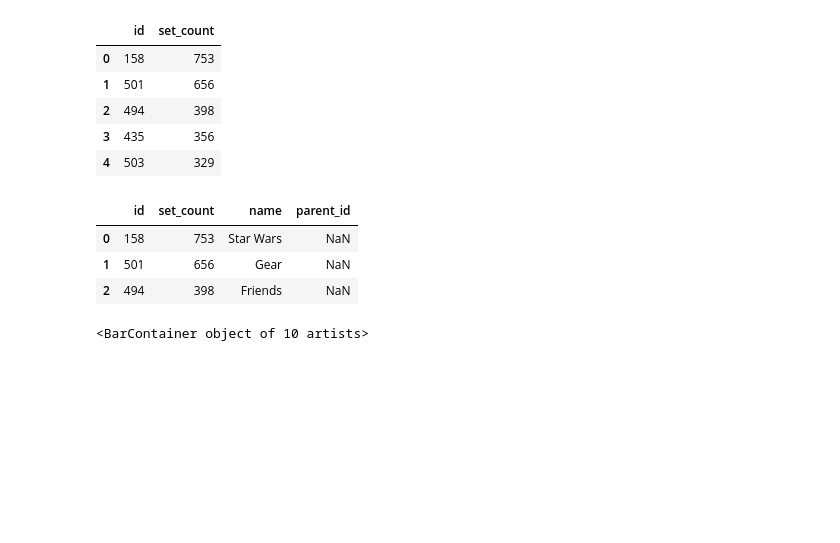
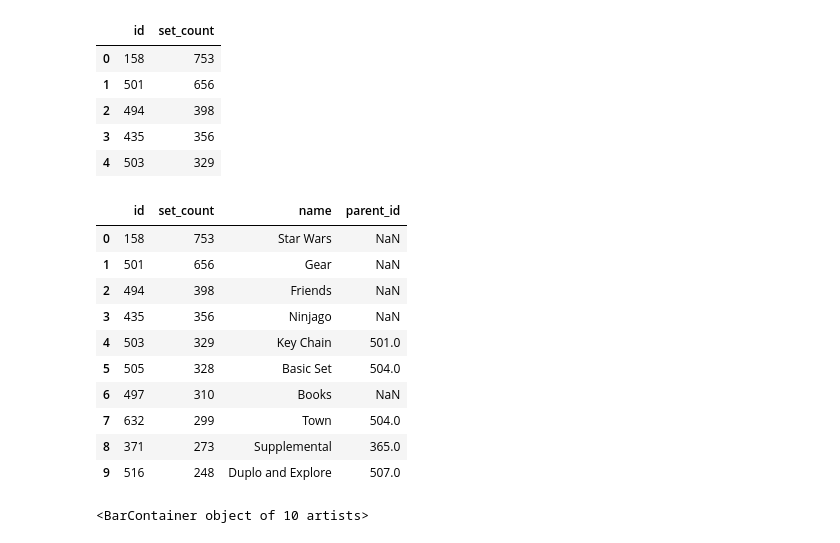
Before and after one commit to bnedjm/100-Dayz-of-Code, a Jupyter notebook: 04-Advanced-Section/Day-074 - Aggregate & Merge Data with Pandas - Analyse the LEGO Dataset/Lego_Analysis_for_Course_.ipynb, the cells around one changed output. Saved outputs shown, nothing was run; the diff lists cells and outputs as text; code cells hidden in the pictures; blank space fills up the shorter version.

```diff
--- a/04-Advanced-Section/Day-074 - Aggregate & Merge Data with Pandas - Analyse the LEGO Dataset/Lego_Analysis_for_Course_.ipynb
+++ b/04-Advanced-Section/Day-074 - Aggregate & Merge Data with Pandas - Analyse the LEGO Dataset/Lego_Analysis_for_Course_.ipynb
@@ -345,12 +345,19 @@ set_theme_count.head()
 | 4 | 503 | 329 |
 # %%
 merged_df = pd.merge(set_theme_count, themes_df, on='id')
-merged_df[:3]
+merged_df[:10]
 # %% [output]
 |  | id | set_count | name | parent_id |
 | 0 | 158 | 753 | Star Wars | NaN |
 | 1 | 501 | 656 | Gear | NaN |
 | 2 | 494 | 398 | Friends | NaN |
+| 3 | 435 | 356 | Ninjago | NaN |
+| 4 | 503 | 329 | Key Chain | 501.0 |
+| 5 | 505 | 328 | Basic Set | 504.0 |
+| 6 | 497 | 310 | Books | NaN |
+| 7 | 632 | 299 | Town | 504.0 |
+| 8 | 371 | 273 | Supplemental | 365.0 |
+| 9 | 516 | 248 | Duplo and Explore | 507.0 |
 # %%
 plt.bar(merged_df.name[:10], merged_df.set_count[:10])
 # %% [output]
```
